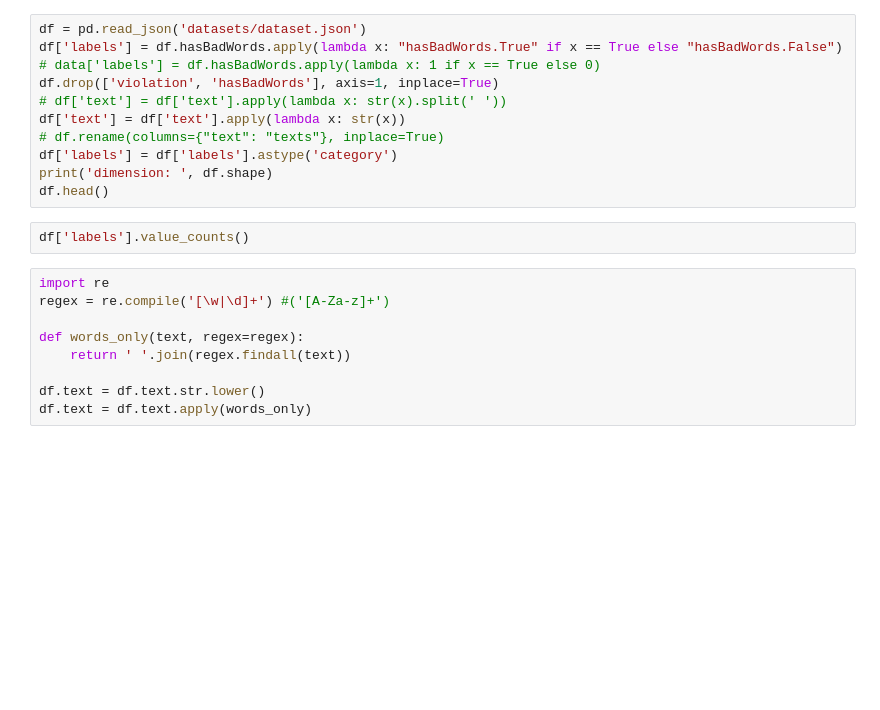
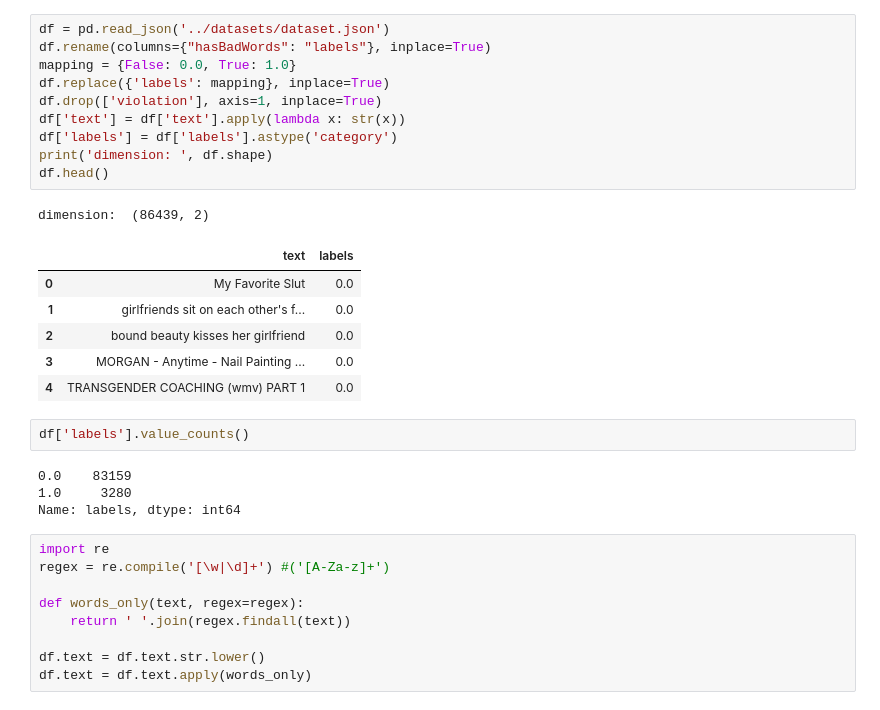
Before and after one commit to adwiza/datascience_skillbox, a Jupyter notebook: BW_project/BW_NEXT.ipynb, the cells around one changed output. Saved outputs shown, nothing was run; the diff lists cells and outputs as text; blank space fills up the shorter version.

```diff
--- a/BW_project/BW_NEXT.ipynb
+++ b/BW_project/BW_NEXT.ipynb
@@ -44,16 +43,27 @@ ModuleNotFoundError: No module named 'gensim'
 # %%
-df = pd.read_json('datasets/dataset.json')
-df['labels'] = df.hasBadWords.apply(lambda x: "hasBadWords.True" if x == True else "hasBadWords.False")
-# data['labels'] = df.hasBadWords.apply(lambda x: 1 if x == True else 0)
-df.drop(['violation', 'hasBadWords'], axis=1, inplace=True)
-# df['text'] = df['text'].apply(lambda x: str(x).split(' '))
+df = pd.read_json('../datasets/dataset.json')
+df.rename(columns={"hasBadWords": "labels"}, inplace=True)
+mapping = {False: 0.0, True: 1.0}
+df.replace({'labels': mapping}, inplace=True)
+df.drop(['violation'], axis=1, inplace=True)
 df['text'] = df['text'].apply(lambda x: str(x))
-# df.rename(columns={"text": "texts"}, inplace=True)
 df['labels'] = df['labels'].astype('category')
 print('dimension: ', df.shape)
 df.head()
+# %% [output]
+dimension:  (86439, 2)
+|  | text | labels |
+| 0 | My Favorite Slut | 0.0 |
+| 1 | girlfriends sit on each other's f... | 0.0 |
+| 2 | bound beauty kisses her girlfriend | 0.0 |
+| 3 | MORGAN - Anytime - Nail Painting ... | 0.0 |
+| 4 | TRANSGENDER COACHING (wmv) PART 1 | 0.0 |
 # %%
 df['labels'].value_counts()
+# %% [output]
+0.0    83159
+1.0     3280
+Name: labels, dtype: int64
 # %%
 import re
 regex = re.compile('[\w|\d]+') #('[A-Za-z]+')
```
Also changed, not shown: parts of 17 cells of this notebook, 9 other files.
